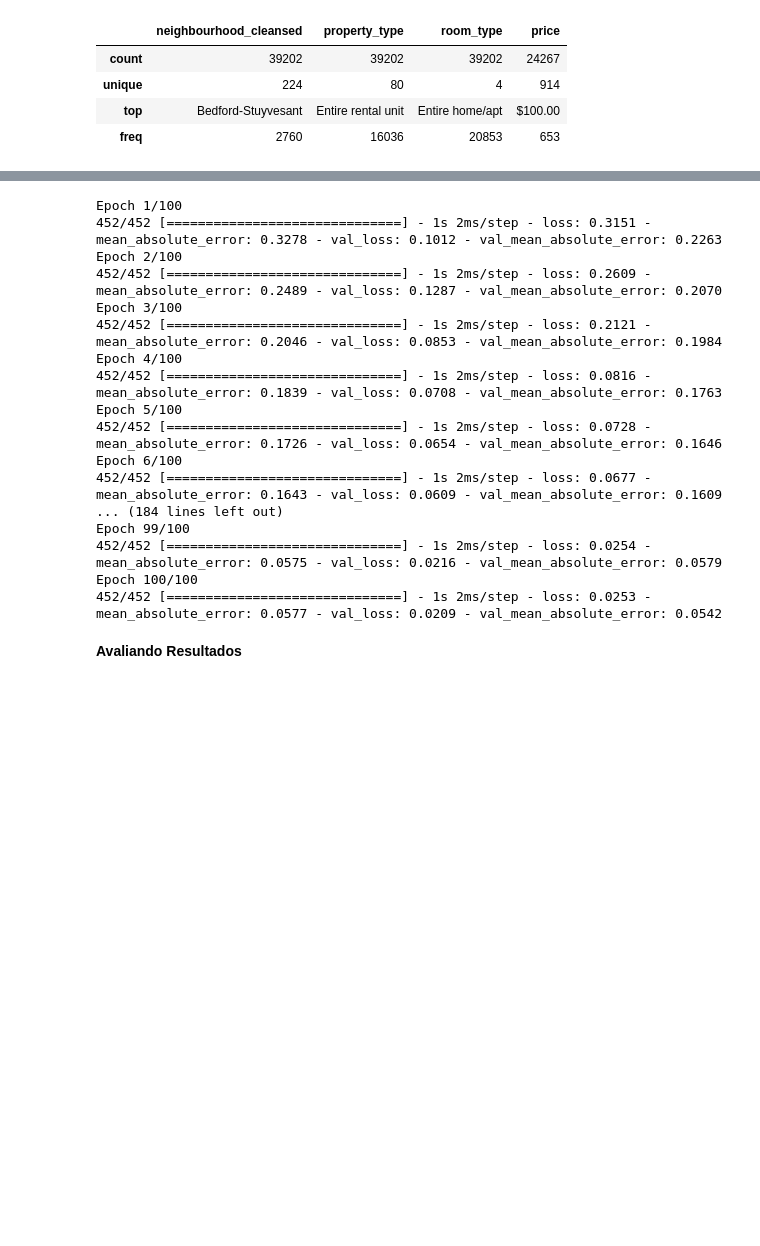
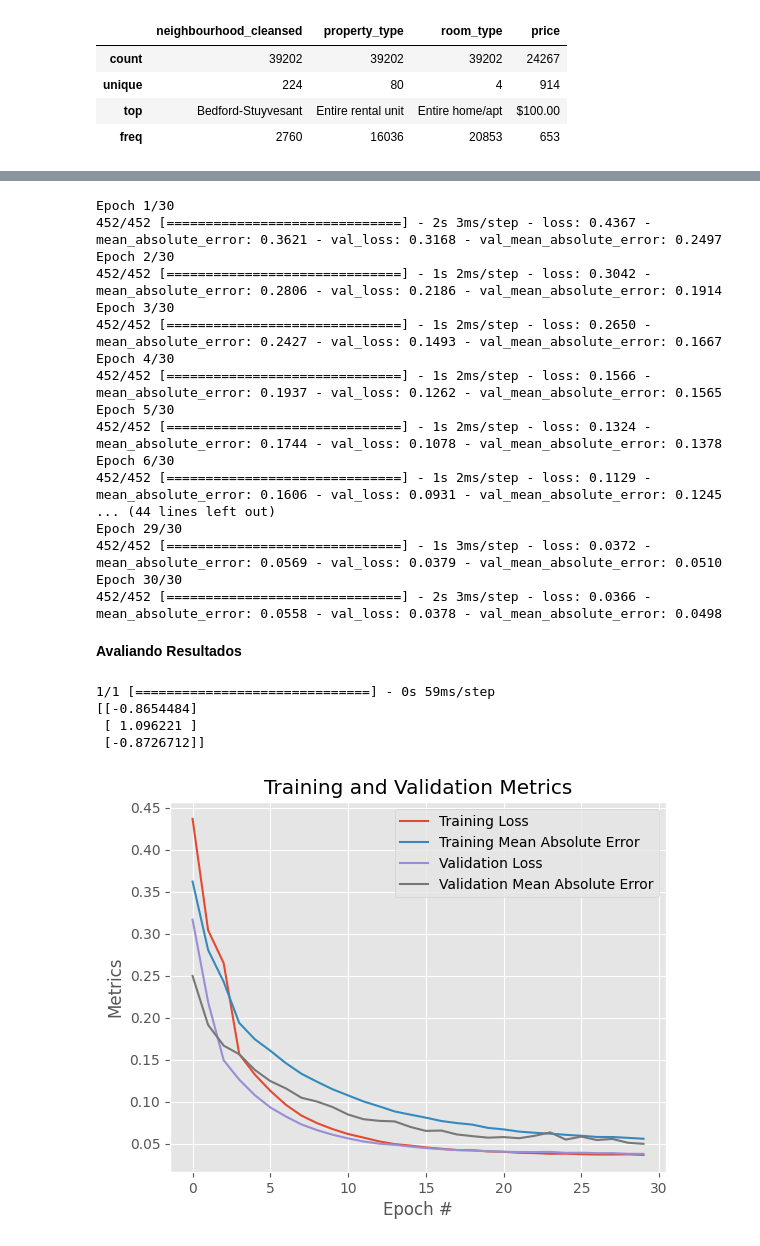
Before and after one commit to PedrinHm/Labs_Machine_Learning, a Jupyter notebook: lab_do_pedrin_regressao.ipynb, the cells around one changed output, grey strips where cells are left out. Drawn from its saved outputs; the diff is of its cells as text; code cells hidden in the pictures; blank space fills up the shorter version.

```diff
--- a/lab_do_pedrin_regressao.ipynb
+++ b/lab_do_pedrin_regressao.ipynb
@@ -201,8 +208,19 @@ model = tf.keras.Sequential([
+# %%
+# Criando a regularização L1
+regularizer_l1 = l1(l=0.01)
+
+# Criando a regularização L2
+regularizer_l2 = l2(l=0.012)
+
+# Combinando as duas
+regularizer_combined = l1_l2(l1=0.01, l2=0.01)
 # %%
 ##Criando arquitetura do modelo
 
 model = Sequential()
-model.add(Dense(30, activation='relu', input_shape=X_train.shape[1:]))
+model.add(Dense(32, activation='relu', kernel_regularizer=regularizer_l2, input_shape=X_train.shape[1:]))
+model.add(Dropout(0.2))
+model.add(Dense(32, activation='relu'))
 model.add(Dense(1))
 # %%
 model.summary()
@@ -228,29 +250,56 @@ model.compile(loss='mean_squared_error', optimizer='sgd', metrics=['mean_absolut
 ##Treinando modelo (completar)
 
 history = model.fit(X_train, y_train,
-                    epochs=100,
+                    epochs=30,
                     verbose=1,
                     validation_data=(X_valid, y_valid))
 # %% [output]
-Epoch 1/100
-452/452 [==============================] - 1s 2ms/step - loss: 0.3151 - mean_absolute_error: 0.3278 - val_loss: 0.1012 - val_mean_absolute_error: 0.2263
-Epoch 2/100
-452/452 [==============================] - 1s 2ms/step - loss: 0.2609 - mean_absolute_error: 0.2489 - val_loss: 0.1287 - val_mean_absolute_error: 0.2070
-Epoch 3/100
-452/452 [==============================] - 1s 2ms/step - loss: 0.2121 - mean_absolute_error: 0.2046 - val_loss: 0.0853 - val_mean_absolute_error: 0.1984
-Epoch 4/100
-452/452 [==============================] - 1s 2ms/step - loss: 0.0816 - mean_absolute_error: 0.1839 - val_loss: 0.0708 - val_mean_absolute_error: 0.1763
-Epoch 5/100
-452/452 [==============================] - 1s 2ms/step - loss: 0.0728 - mean_absolute_error: 0.1726 - val_loss: 0.0654 - val_mean_absolute_error: 0.1646
-Epoch 6/100
-452/452 [==============================] - 1s 2ms/step - loss: 0.0677 - mean_absolute_error: 0.1643 - val_loss: 0.0609 - val_mean_absolute_error: 0.1609
-... (184 lines left out)
-Epoch 99/100
-452/452 [==============================] - 1s 2ms/step - loss: 0.0254 - mean_absolute_error: 0.0575 - val_loss: 0.0216 - val_mean_absolute_error: 0.0579
-Epoch 100/100
-452/452 [==============================] - 1s 2ms/step - loss: 0.0253 - mean_absolute_error: 0.0577 - val_loss: 0.0209 - val_mean_absolute_error: 0.0542
+Epoch 1/30
+452/452 [==============================] - 2s 3ms/step - loss: 0.4367 - mean_absolute_error: 0.3621 - val_loss: 0.3168 - val_mean_absolute_error: 0.2497
+Epoch 2/30
+452/452 [==============================] - 1s 2ms/step - loss: 0.3042 - mean_absolute_error: 0.2806 - val_loss: 0.2186 - val_mean_absolute_error: 0.1914
+Epoch 3/30
+452/452 [==============================] - 1s 2ms/step - loss: 0.2650 - mean_absolute_error: 0.2427 - val_loss: 0.1493 - val_mean_absolute_error: 0.1667
+Epoch 4/30
+452/452 [==============================] - 1s 2ms/step - loss: 0.1566 - mean_absolute_error: 0.1937 - val_loss: 0.1262 - val_mean_absolute_error: 0.1565
+Epoch 5/30
+452/452 [==============================] - 1s 2ms/step - loss: 0.1324 - mean_absolute_error: 0.1744 - val_loss: 0.1078 - val_mean_absolute_error: 0.1378
+Epoch 6/30
+452/452 [==============================] - 1s 2ms/step - loss: 0.1129 - mean_absolute_error: 0.1606 - val_loss: 0.0931 - val_mean_absolute_error: 0.1245
+... (44 lines left out)
+Epoch 29/30
+452/452 [==============================] - 1s 3ms/step - loss: 0.0372 - mean_absolute_error: 0.0569 - val_loss: 0.0379 - val_mean_absolute_error: 0.0510
+Epoch 30/30
+452/452 [==============================] - 2s 3ms/step - loss: 0.0366 - mean_absolute_error: 0.0558 - val_loss: 0.0378 - val_mean_absolute_error: 0.0498
 # %% [markdown]
 **Avaliando Resultados**
+# %%
+X_new = X_test[:3]
+
+y_pred = model.predict(X_new)
+
+print(y_pred)
+# %% [output]
+1/1 [==============================] - 0s 59ms/step
+[[-0.8654484]
+ [ 1.096221 ]
+ [-0.8726712]]
+# %%
+num_epochs = 30
+
+plt.style.use("ggplot")
+plt.figure()
+plt.plot(np.arange(0, num_epochs), history.history["loss"], label="Training Loss")
+plt.plot(np.arange(0, num_epochs), history.history["mean_absolute_error"], label="Training Mean Absolute Error")
+plt.plot(np.arange(0, num_epochs), history.history["val_loss"], label="Validation Loss")
+plt.plot(np.arange(0, num_epochs), history.history["val_mean_absolute_error"], label="Validation Mean Absolute Error")
+plt.title("Training and Validation Metrics")
+plt.xlabel("Epoch #")
+plt.ylabel("Metrics")
+plt.legend()
+plt.show()
+# %% [output]
+[figure, added]
 # %%
 mse_test = model.evaluate(X_test,y_test)
 # %% [output]
```
Also changed, not shown: parts of 12 cells of this notebook.
